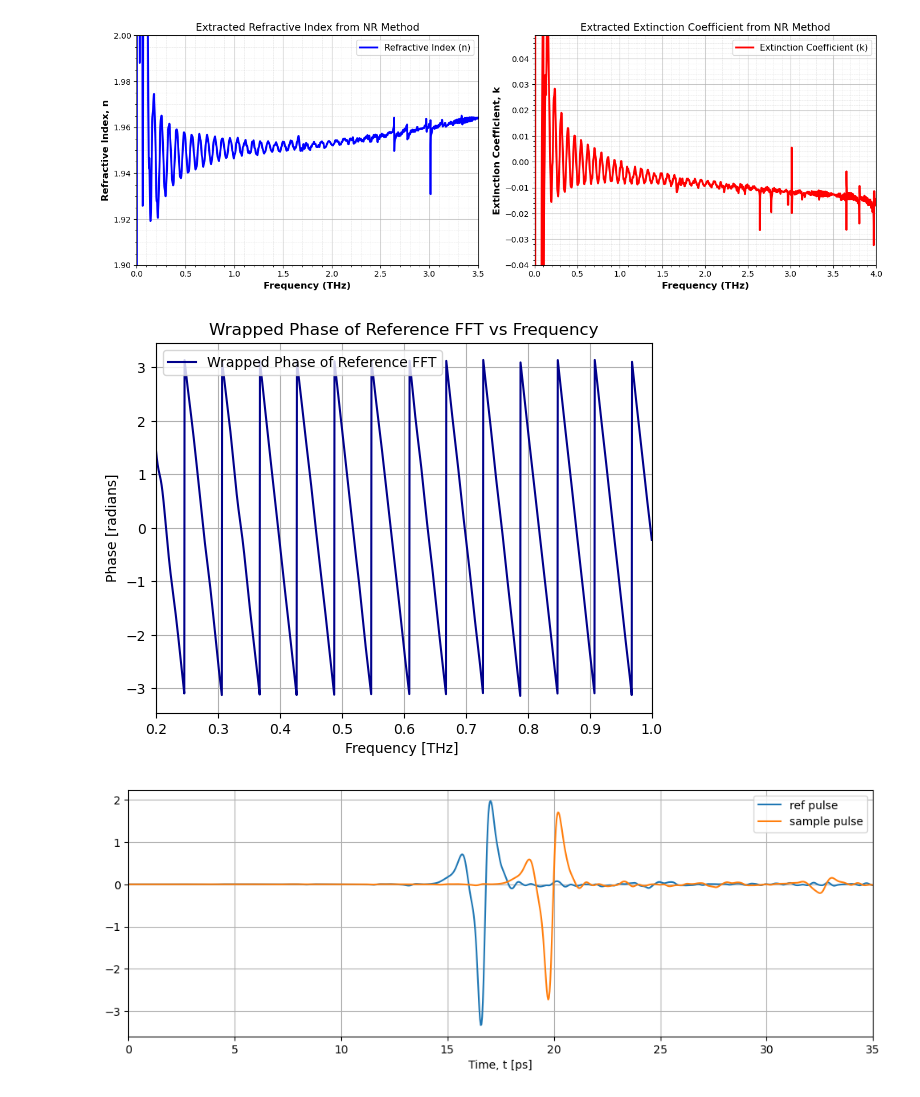
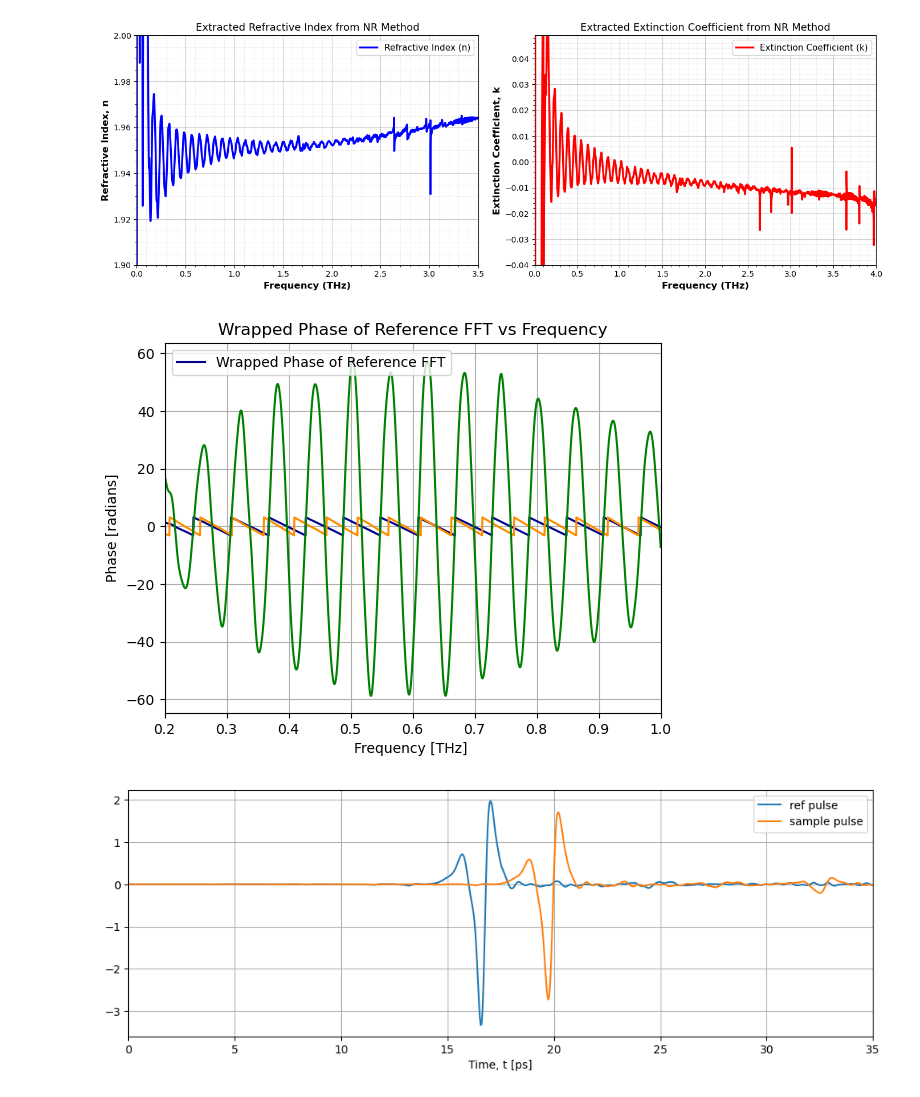
Before and after one commit to Loriginale2000/TerahertzProject, a Jupyter notebook: TheoTHzTDS/THz-TDS/Transfer Matrix Method/Quartz_06_02_2026.ipynb, the cells around one changed output. Cells and saved outputs as stored; diff of their text form; code cells hidden in the pictures.

```diff
--- a/TheoTHzTDS/THz-TDS/Transfer Matrix Method/Quartz_06_02_2026.ipynb
+++ b/TheoTHzTDS/THz-TDS/Transfer Matrix Method/Quartz_06_02_2026.ipynb
@@ -300,17 +301,19 @@ plt.show()
 # %%
 phi_ref = np.angle(reference_fft)
 phi_sam = np.angle(sample_fft)
+imag_ref = np.imag(reference_fft)
 plt.plot(frequency*1e-12, phi_ref, label='Phase of Reference FFT', color='darkblue')
-#plt.plot(frequency*1e-12, phi_sam, label='Phase of Sample FFT (Quartz, d=1mm)', color='darkorange')
+plt.plot(frequency*1e-12, phi_sam, label='Phase of Sample FFT (Quartz, d=1mm)', color='darkorange')
+plt.plot(frequency*1e-12, imag_ref, label='Imaginary Part of Reference Pulse', color='green')
 plt.xlim(xmax = 1, xmin = 0.2)
 plt.legend(["Wrapped Phase of Reference FFT"], loc='upper left')
 plt.ylabel('Phase [radians]')
 plt.xlabel('Frequency [THz] ')
 plt.title('Wrapped Phase of Reference FFT vs Frequency')
 plt.grid(True)
 plt.show()
 # %% [output]
-[figure, old version]
+[figure, new version]
 # %%
 import torch
 from Matrix_methods.BayesianExtractor import BayesianLayeredExtractor
```
Also changed, not shown: parts of 8 cells of this notebook, 20 other files.
